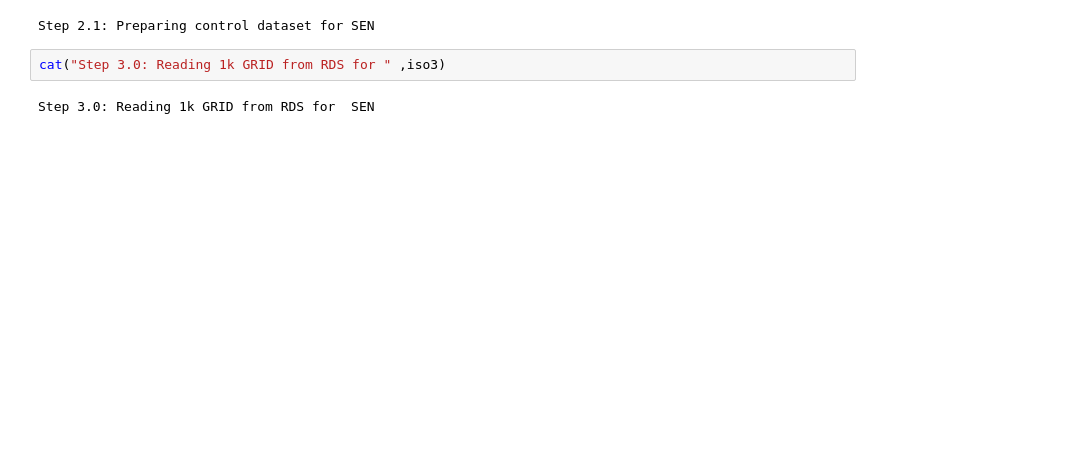
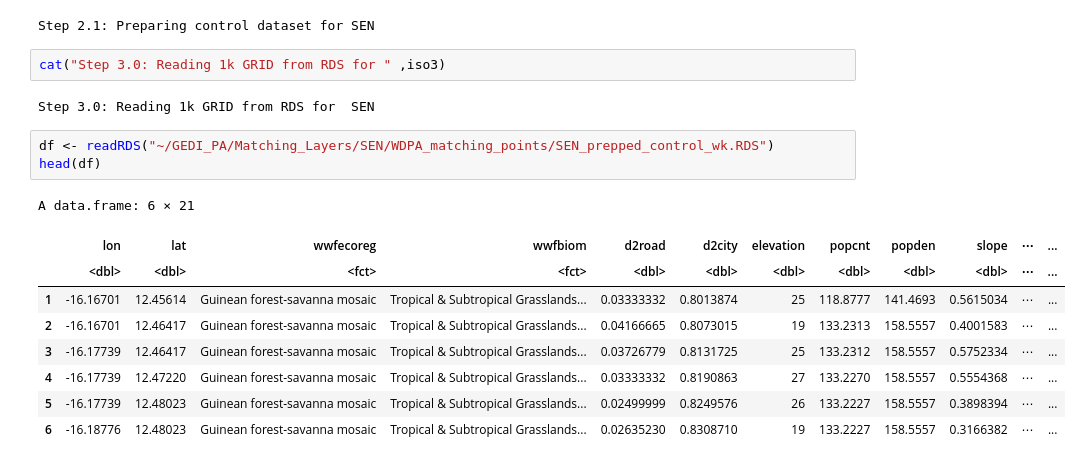
Before and after one commit to GEDI-PA/MAAP_GEDIAnalysis, a Jupyter notebook: global.ipynb, the cells around one changed output. Cells and saved outputs as stored; diff of their text form; blank space fills up the shorter version.

```diff
--- a/global.ipynb
+++ b/global.ipynb
@@ -300,6 +305,19 @@ Step 2.1: Preparing control dataset for SEN
 cat("Step 3.0: Reading 1k GRID from RDS for " ,iso3)
 # %% [output]
 Step 3.0: Reading 1k GRID from RDS for  SEN
+# %%
+df <- readRDS("~/GEDI_PA/Matching_Layers/SEN/WDPA_matching_points/SEN_prepped_control_wk.RDS")
+head(df)
+# %% [output]
+A data.frame: 6 × 21
+|  | lon | lat | wwfecoreg | wwfbiom | d2road | d2city | elevation | popcnt | popden | slope | ⋯ | ... |
+|  | <dbl> | <dbl> | <fct> | <fct> | <dbl> | <dbl> | <dbl> | <dbl> | <dbl> | <dbl> | ⋯ | ... |
+| 1 | -16.16701 | 12.45614 | Guinean forest-savanna mosaic | Tropical & Subtropical Grasslands... | 0.03333332 | 0.8013874 | 25 | 118.8777 | 141.4693 | 0.5615034 | ⋯ | ... |
+| 2 | -16.16701 | 12.46417 | Guinean forest-savanna mosaic | Tropical & Subtropical Grasslands... | 0.04166665 | 0.8073015 | 19 | 133.2313 | 158.5557 | 0.4001583 | ⋯ | ... |
+| 3 | -16.17739 | 12.46417 | Guinean forest-savanna mosaic | Tropical & Subtropical Grasslands... | 0.03726779 | 0.8131725 | 25 | 133.2312 | 158.5557 | 0.5752334 | ⋯ | ... |
+| 4 | -16.17739 | 12.47220 | Guinean forest-savanna mosaic | Tropical & Subtropical Grasslands... | 0.03333332 | 0.8190863 | 27 | 133.2270 | 158.5557 | 0.5554368 | ⋯ | ... |
+| 5 | -16.17739 | 12.48023 | Guinean forest-savanna mosaic | Tropical & Subtropical Grasslands... | 0.02499999 | 0.8249576 | 26 | 133.2227 | 158.5557 | 0.3898394 | ⋯ | ... |
+| 6 | -16.18776 | 12.48023 | Guinean forest-savanna mosaic | Tropical & Subtropical Grasslands... | 0.02635230 | 0.8308710 | 19 | 133.2227 | 158.5557 | 0.3166382 | ⋯ | ... |
 # %%
 #STEP3. Loop through all PAs in iso3 country:
 # - clip sampling grid to each PA
```
Also changed, not shown: parts of 17 cells of this notebook.
